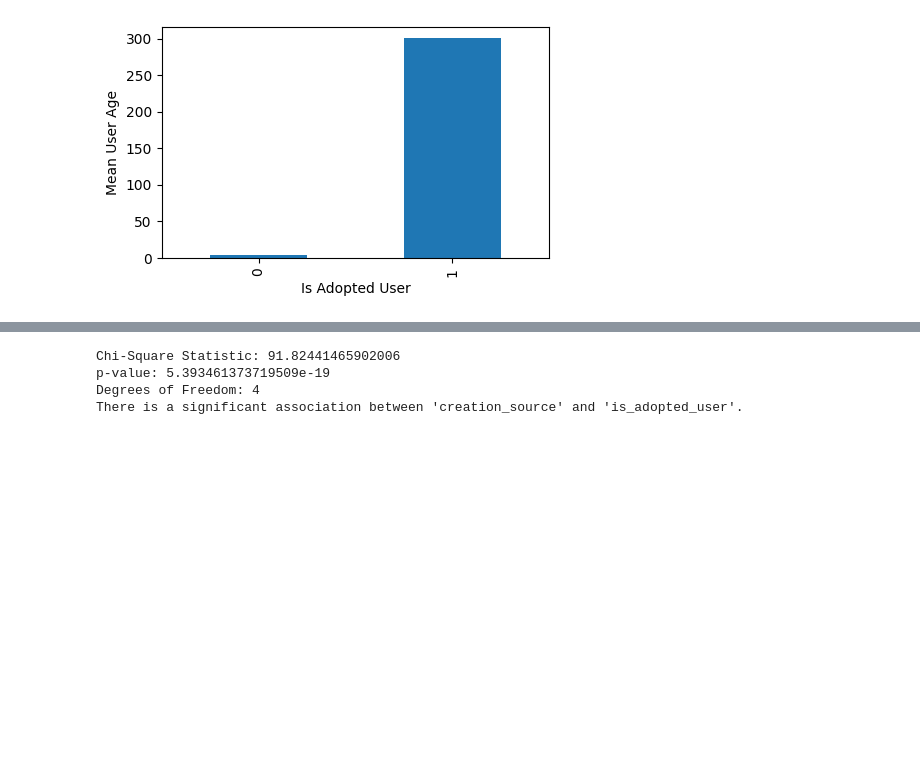
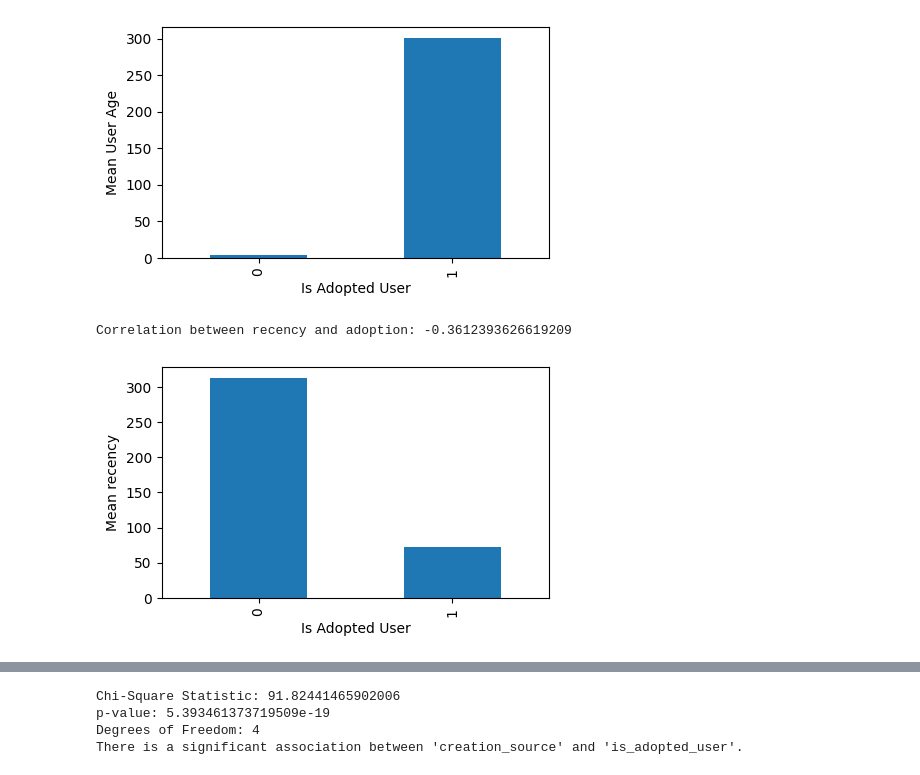
Before and after one commit to grvvrmtech/AdoptedAnalysis, a Jupyter notebook: Adopted_users.ipynb, the cells around one changed output, grey strips where cells are left out. Saved outputs shown, nothing was run; the diff lists cells and outputs as text; code cells hidden in the pictures; blank space fills up the shorter version.

```diff
--- a/Adopted_users.ipynb
+++ b/Adopted_users.ipynb
@@ -232,4 +232,24 @@ print(f'Correlation between user age and adoption: {correlation}\n\n')
 # %% [output]
 Correlation between user age and adoption: 0.7987672852847242
 [figure]
+# %%
+# Group the data by user age and calculate the percentage of adopted users in each age group.
+grouped_data = user_data.groupby('is_adopted_user')['recency'].mean()
+
+# Plot the results as a bar chart.
+axis = grouped_data.plot(kind='bar', figsize=(5, 3))
+axis.set_ylabel('Mean recency')
+axis.set_xlabel('Is Adopted User')
+
+# Calculate the correlation coefficient between user age and adoption.
+correlation = user_data['recency'].corr(user_data['is_adopted_user'])
+print(f'Correlation between recency and adoption: {correlation}\n\n')
+
+# Analyze the results.
+# - If the correlation is positive, it means that not active users are more likely to be adopted users.
+# - If the correlation is negative, it means that recent active users are more likely to be adopted users.
+# - If the correlation is close to zero, it means that there is no significant relationship between recency and adoption.
+# %% [output]
+Correlation between recency and adoption: -0.3612393626619209
+[figure, added]
 # %%
```
Also changed, not shown: parts of 9 cells of this notebook.
